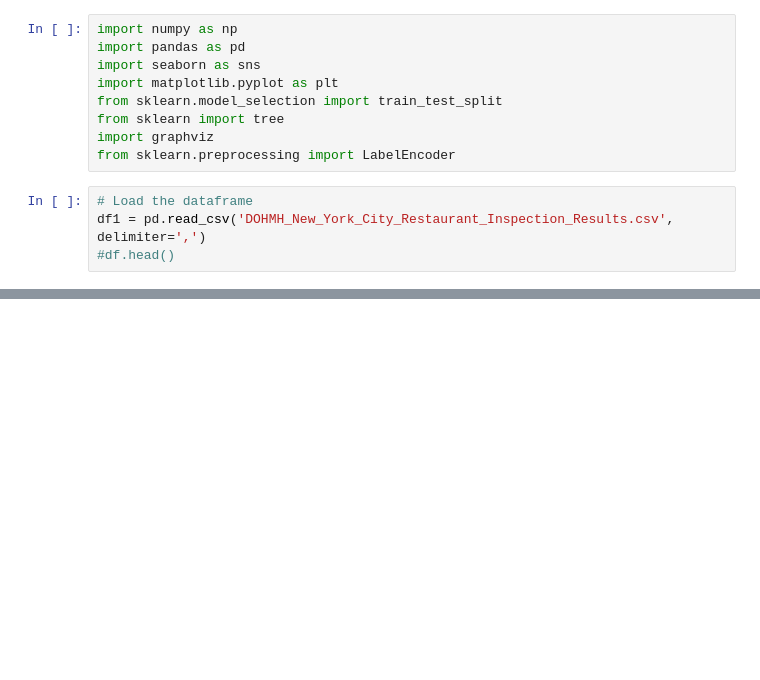
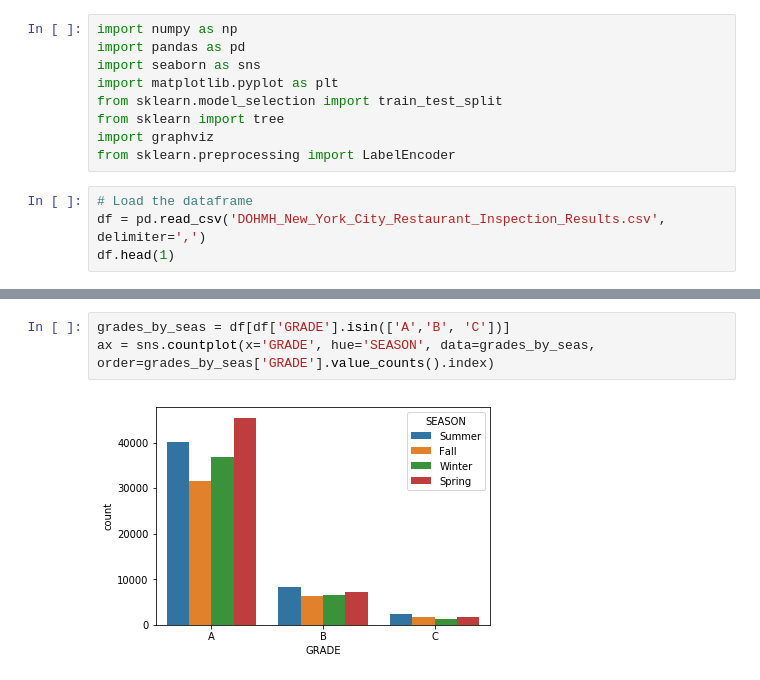
Before and after one commit to stefanopoggio/restaurant-inspection, a Jupyter notebook: Inspection_code.ipynb, the cells around one changed output, grey strips where cells are left out. Saved outputs shown, nothing was run; the diff lists cells and outputs as text; blank space fills up the shorter version.

```diff
--- a/Inspection_code.ipynb
+++ b/Inspection_code.ipynb
@@ -9,5 +9,5 @@ import graphviz
 from sklearn.preprocessing import LabelEncoder
 # %%
 # Load the dataframe
-df1 = pd.read_csv('DOHMH_New_York_City_Restaurant_Inspection_Results.csv', delimiter=',')
-#df.head()
+df = pd.read_csv('DOHMH_New_York_City_Restaurant_Inspection_Results.csv', delimiter=',')
+df.head(1)
@@ -164,0 +69,5 @@ NameError: name 'X' is not defined
+# %%
+grades_by_seas = df[df['GRADE'].isin(['A','B', 'C'])]
+ax = sns.countplot(x='GRADE', hue='SEASON', data=grades_by_seas, order=grades_by_seas['GRADE'].value_counts().index)
+# %% [output]
+[figure, added]
```
Also changed, not shown: parts of 30 cells of this notebook.
